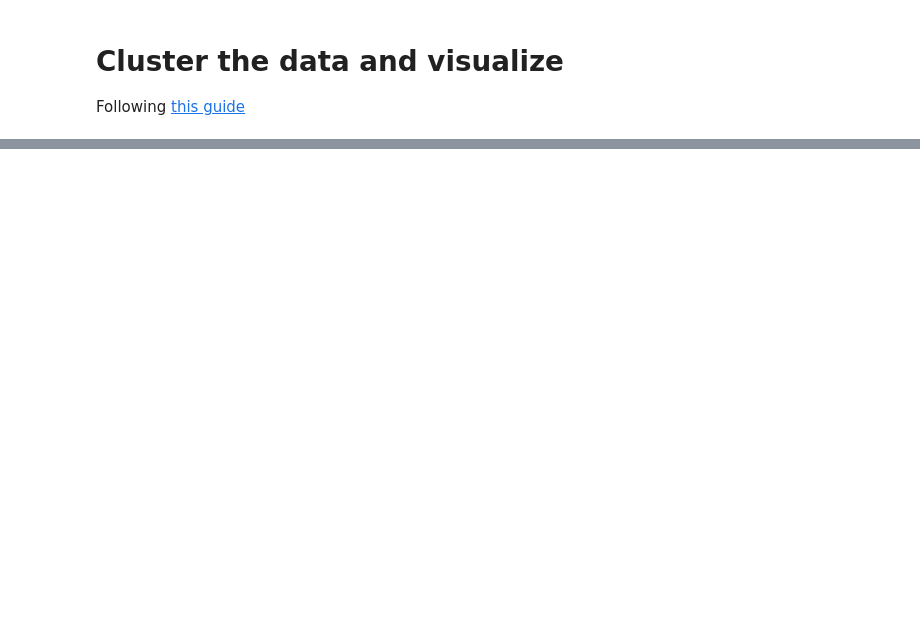
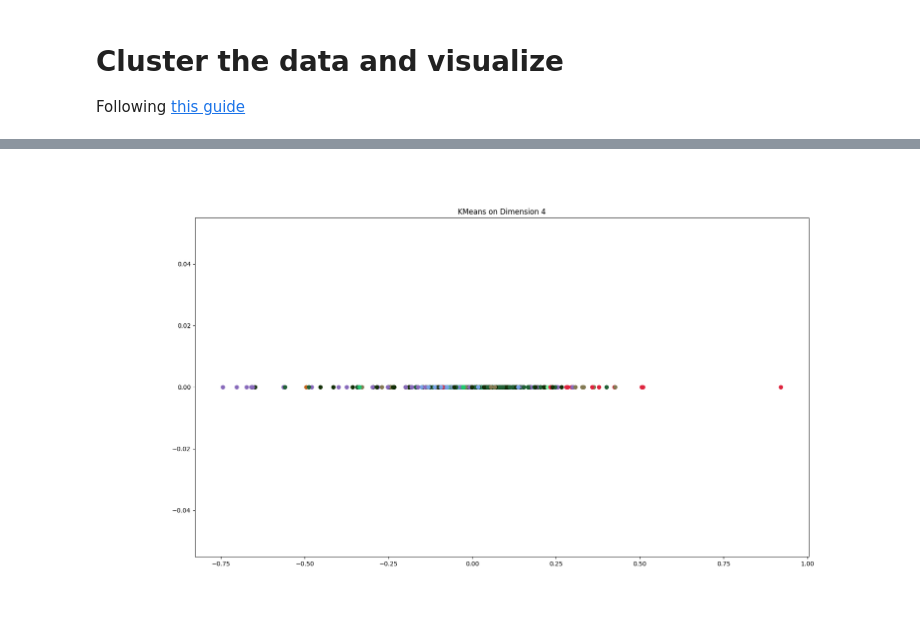
Before and after one commit to Lev-Stambler/math_cluster, a Jupyter notebook: py/cluster.ipynb, the cells around one changed output, grey strips where cells are left out. Drawn from its saved outputs; the diff is of its cells as text; code cells hidden in the pictures; blank space fills up the shorter version.

```diff
--- a/py/cluster.ipynb
+++ b/py/cluster.ipynb
@@ -113,0 +116,4 @@ IndexError: index 6 is out of bounds for axis 0 with size 6
+# %%
+plot_axis(3)
+# %% [output]
+[figure, added]
```
Also changed, not shown: parts of 18 cells of this notebook, 3 other files.
